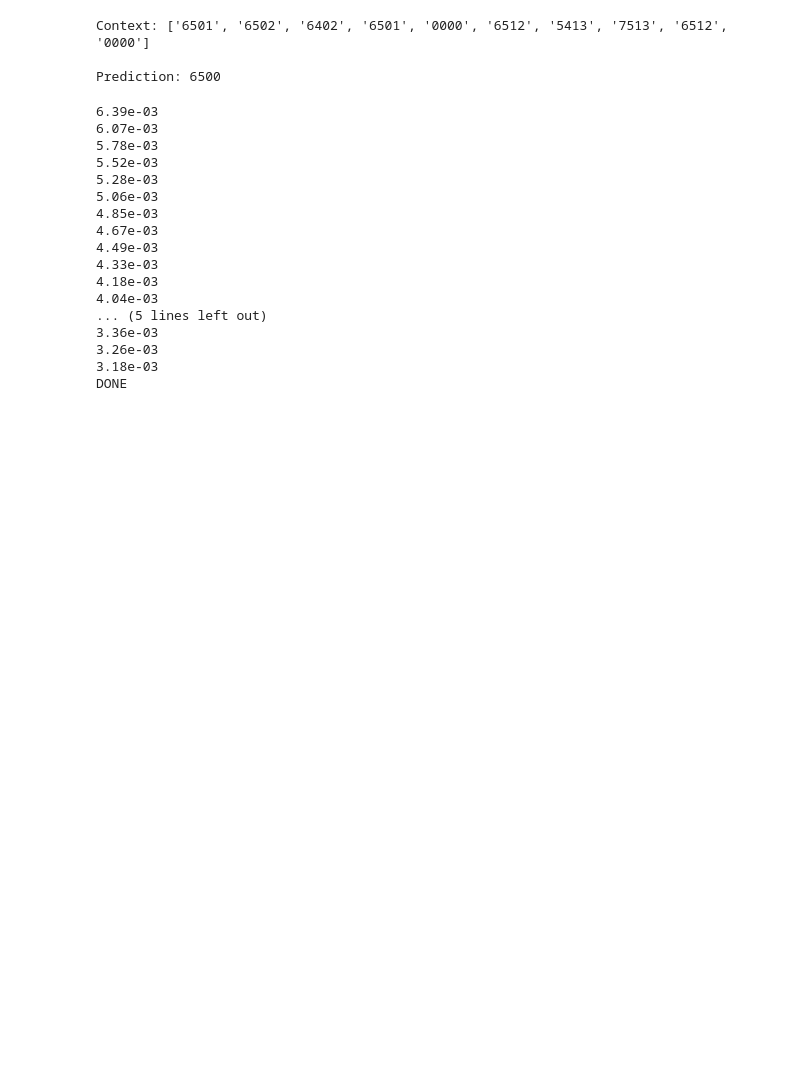
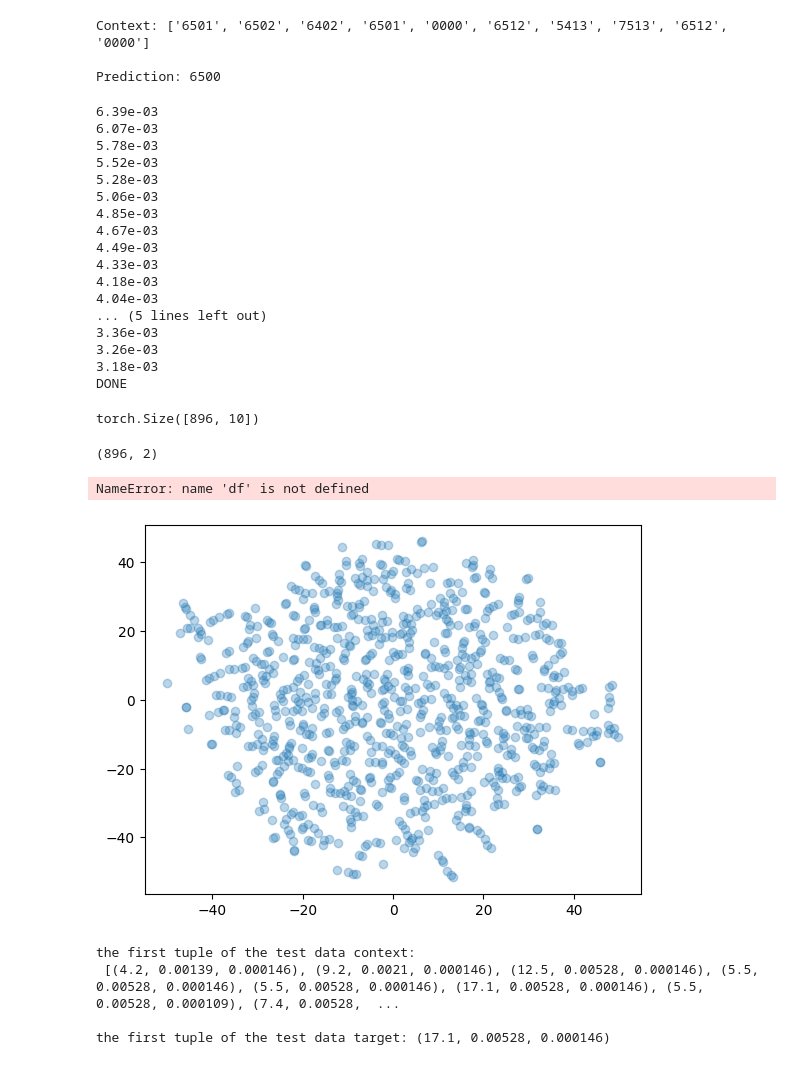
Before and after one commit to stefanzarembinski/szx81, a Jupyter notebook: src/cbow.ipynb, the cells around one changed output. Saved outputs shown, nothing was run; the diff lists cells and outputs as text; code cells hidden in the pictures; blank space fills up the shorter version.

```diff
--- a/src/cbow.ipynb
+++ b/src/cbow.ipynb
@@ -104,0 +103,4 @@ Defining Parameters and Training
+# %%
+model = CBOW(vocabulary_size, EMDEDDING_DIM)
+loss_function = nn.NLLLoss()
+optimizer = torch.optim.SGD(model.parameters(), lr=0.001)
@@ -179,4 +198,69 @@ print('DONE')
 3.26e-03
 3.18e-03
 DONE
+# %%
+# print(dir(model.embeddings))
+type(model.embeddings)
+matrix = model.embeddings.weight.clone().detach()
+type(matrix)
+matrix.shape
+# model.embeddings(torch.LongTensor([len(vocabulary) - 1,len(vocabulary)- 1]))
+# %% [output]
+torch.Size([896, 10])
+# %%
+
+
+# Convert to a list of lists of floats
+# matrix = np.array(df.embedding.apply(literal_eval).to_list())
+from sklearn.manifold import TSNE
+
+# matrix : {array-like, sparse matrix} of shape (n_samples, n_features) or (n_samples, n_samples)
+# matrix = model.embeddings
+
+# Create a t-SNE model and transform the data
+tsne = TSNE(n_components=2, perplexity=15, random_state=42, init='random', learning_rate=200)
+vis_dims = tsne.fit_transform(matrix)
+vis_dims.shape
+# %% [output]
+(896, 2)
+# %%
+import matplotlib.pyplot as plt
+import matplotlib
+import numpy as np
+
+colors = ["red", "darkorange", "gold", "turquoise", "darkgreen"]
+x = [x for x,y in vis_dims]
+y = [y for x,y in vis_dims]
+color_indices = df.Score.values - 1
+
+colormap = matplotlib.colors.ListedColormap(colors)
+plt.scatter(x, y, c=color_indices, cmap=colormap, alpha=0.3)
+for score in [0,1,2,3,4]:
+    avg_x = np.array(x)[df.Score-1==score].mean()
+    avg_y = np.array(y)[df.Score-1==score].mean()
+    color = colors[score]
+    plt.scatter(avg_x, avg_y, marker='x', color=color, s=100)
+
+plt.title("Amazon ratings visualized in language using t-SNE")
+# %% [output]
+NameError: name 'df' is not defined
+[figure, added]
+# %%
+test_context = []
+for i in range(CONTEXT_SIZE, len(test_story) - CONTEXT_SIZE):
+    context = []
+    for k in range(CONTEXT_SIZE):
+        context.append(test_story[i - (CONTEXT_SIZE - k)])
+    for k in range(CONTEXT_SIZE):
+        context.append(test_story[i + 1 + k])
+    target = test_story[i]
+    test_context.append((context, target))
+
+print('\nthe first tuple of the test data context:\n', test_context[0][0])
+print('\nthe first tuple of the test data target:', test_context[0][1])
+# %% [output]
+the first tuple of the test data context:
+ [(4.2, 0.00139, 0.000146), (9.2, 0.0021, 0.000146), (12.5, 0.00528, 0.000146), (5.5, 0.00528, 0.000146), (5.5, 0.00528, 0.000146), (17.1, 0.00528, 0.000146), (5.5, 0.00528, 0.000109), (7.4, 0.00528,  ...
+
+the first tuple of the test data target: (17.1, 0.00528, 0.000146)
 # %%
```
Also changed, not shown: parts of 13 cells of this notebook, 2 other files.
